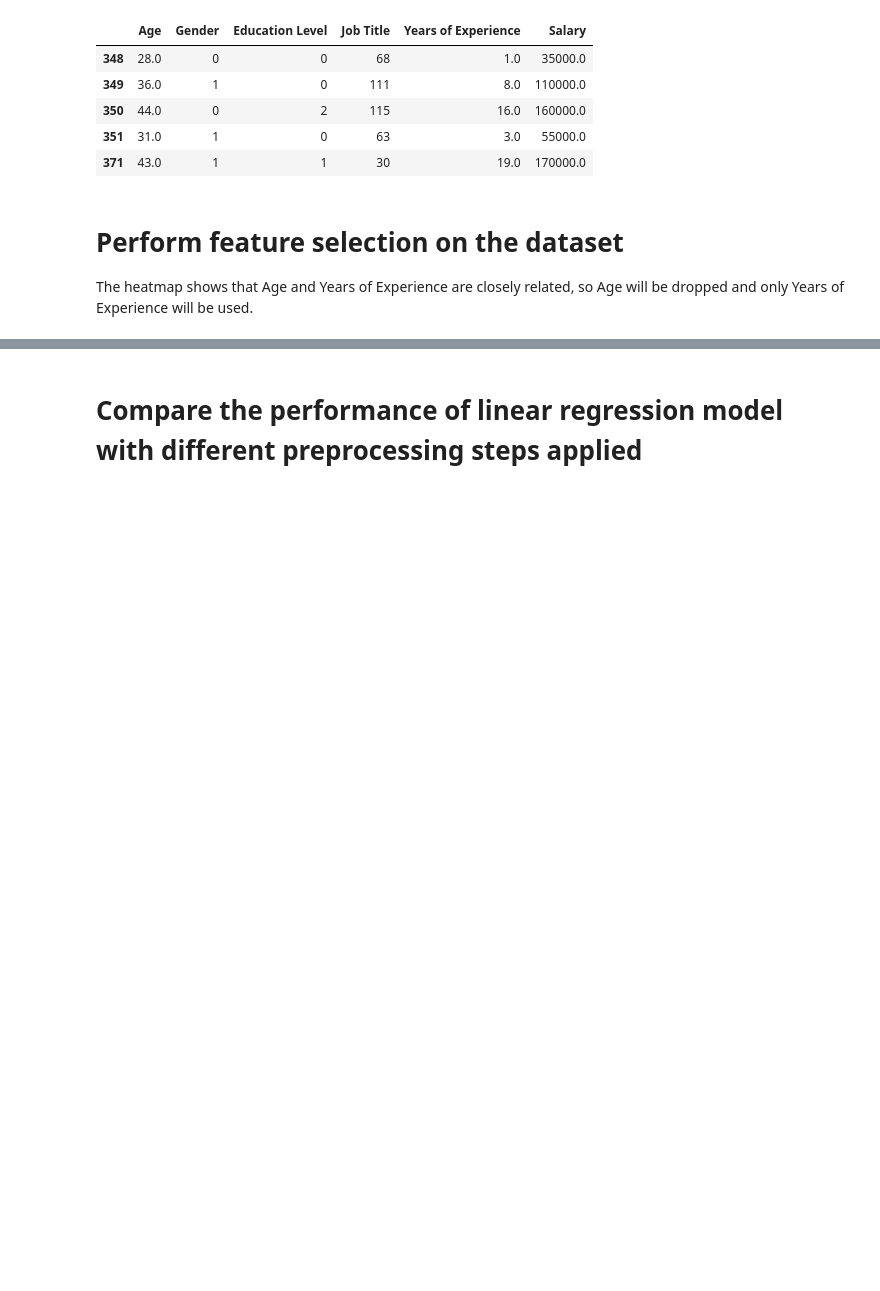
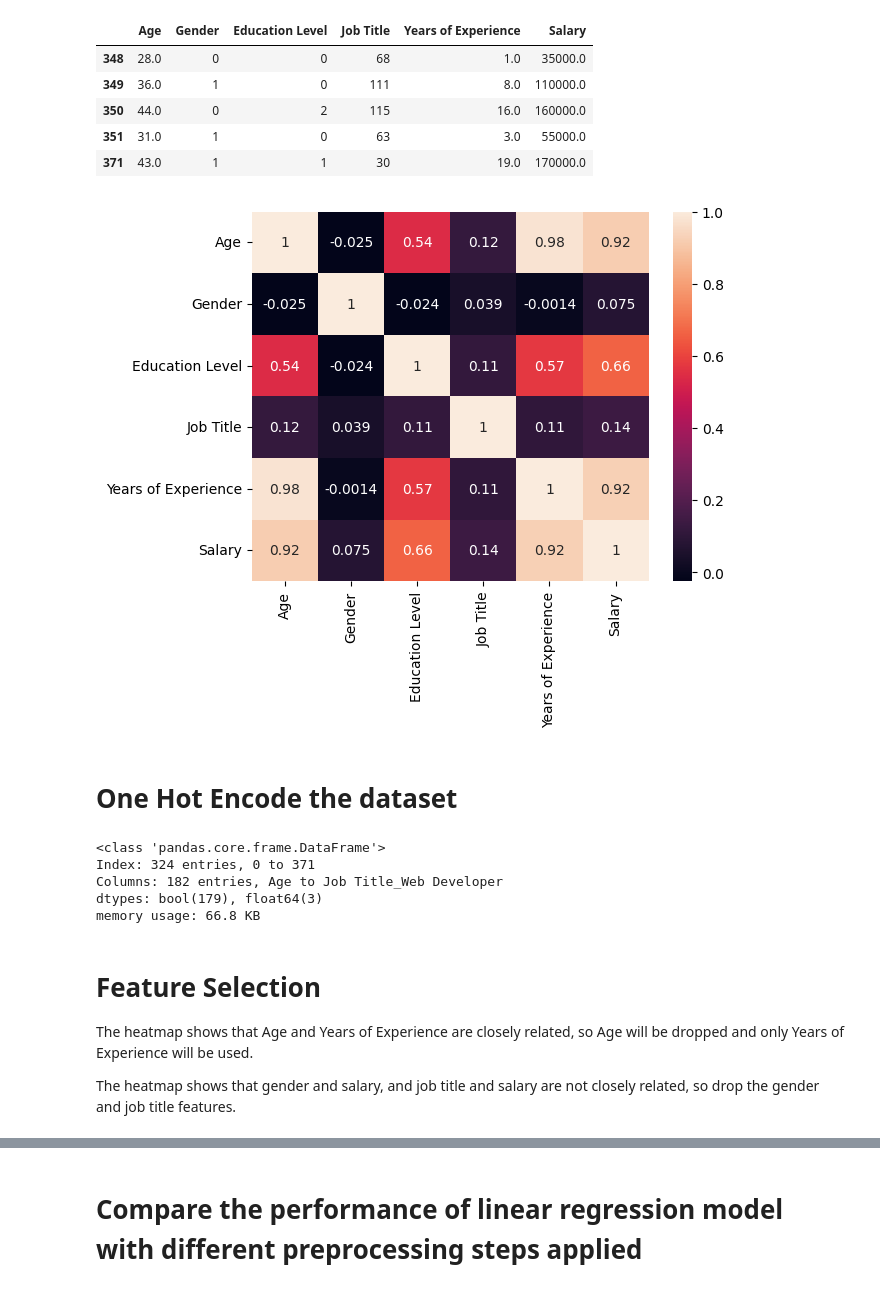
Before and after one commit to ouriquco/Salary-Predictions, a Jupyter notebook: arjun_salary_predictions.ipynb, the cells around one changed output, grey strips where cells are left out. Cells and saved outputs as stored; diff of their text form; code cells hidden in the pictures; blank space fills up the shorter version.

Commit message:
Add feature selection
Compare model results with no dropped features, and with "Age", "Gender", and "Job Title" features dropped

```diff
--- a/arjun_salary_predictions.ipynb
+++ b/arjun_salary_predictions.ipynb
@@ -31,23 +31,36 @@ def train_model_and_evaluate(df):
 
   # Evaluate the model's performance
   mse = mean_squared_error(y_test, y_pred)
+  mse_percentage_error = mean_absolute_percentage_error(y_test, y_pred)
+  mae = mean_absolute_error(y_test, y_pred)
+  accuracy = (1 - mse_percentage_error) * 100
+
   print("Mean squared error: %.2f" % mse)
+  print("Mean squared error percentage: %.2f" % mse_percentage_error)
   print("Root mean squared error: %.2f" % np.sqrt(mse))
-  print("Coefficient of determination: %.2f" % r2_score(y_test, y_pred))
+  print("Mean absolute error: %.2f" % mae)
+  print("Coefficient of determination (R2 score): %.2f" % r2_score(y_test, y_pred))
+  print("Accuracy: %.2f" % accuracy)
 
 
 def display_heat_map(df):
   # Show a heat map of the dataframe to understand the correlation between different features
-  sb.heatmap(df.corr())
+  sns.heatmap(df.corr(), annot=True)
   plt.show()
+
+# get_dummies() will automatically one hot encode the object, string, and category data types
+def one_hot_encode(df):
+  one_hot_encoded_df = pd.get_dummies(df)
+  one_hot_encoded_df.info()
+  return one_hot_encoded_df
 # %% [markdown]
 # Obtain the csv data
 
 Use the pandas read_csv() function to convert the csv data into a dataframe
 # %%
-dataset_link = './Salary Data.csv'
-df = pd.read_csv(dataset_link)
-print(df.info())
+dataset_path = './Salary Data.csv'
+df = pd.read_csv(dataset_path)
+df.info()
 # %% [output]
 <class 'pandas.core.frame.DataFrame'>
 RangeIndex: 375 entries, 0 to 374
@@ -185,19 +167,21 @@ display_heat_map(one_hot_encoded_df)
 
 Label encode all categorical data columns
 # %%
+df_copy = df.copy()
+
 le = LabelEncoder()
 
 # Encode labels in column 'Gender'.
-df['Gender'] = le.fit_transform(df['Gender'])
-df['Gender'].unique()
+df_copy['Gender'] = le.fit_transform(df_copy['Gender'])
+df_copy['Gender'].unique()
 
 # Encode labels in column 'Gender'.
-df['Education Level'] = le.fit_transform(df['Education Level'])
-df['Education Level'].unique()
+df_copy['Education Level'] = le.fit_transform(df_copy['Education Level'])
+df_copy['Education Level'].unique()
 
 # Encode labels in column 'Gender'.
-df['Job Title'] = le.fit_transform(df['Job Title'])
-df['Job Title'].unique()
+df_copy['Job Title'] = le.fit_transform(df_copy['Job Title'])
+df_copy['Job Title'].unique()
 # %% [output]
 array([159,  17, 130, 101,  22,  81,  93, 104,  82, 150, 158,  40,  36,
         96,  13,  89,  83, 116,  18, 102,   3, 172,  44,  98,  37, 157,
@@ -233,8 +217,24 @@ df.tail()
 | 350 | 44.0 | 0 | 2 | 115 | 16.0 | 160000.0 |
 | 351 | 31.0 | 1 | 0 | 63 | 3.0 | 55000.0 |
 | 371 | 43.0 | 1 | 1 | 30 | 19.0 | 170000.0 |
+# %%
+display_heat_map(df_copy)
+# %% [output]
+[figure, added]
+# %% [markdown]
+# One Hot Encode the dataset
+# %%
+one_hot_encoded_df = one_hot_encode(df)
+# %% [output]
+<class 'pandas.core.frame.DataFrame'>
+Index: 324 entries, 0 to 371
+Columns: 182 entries, Age to Job Title_Web Developer
+dtypes: bool(179), float64(3)
+memory usage: 66.8 KB
 # %% [markdown]
-# Perform feature selection on the dataset
+# Feature Selection
 
 The heatmap shows that Age and Years of Experience are closely related, so Age will be dropped and only Years of Experience will be used.
+
+The heatmap shows that gender and salary, and job title and salary are not closely related, so drop the gender and job title features.
 # %%
```
Also changed, not shown: parts of 19 cells of this notebook.
